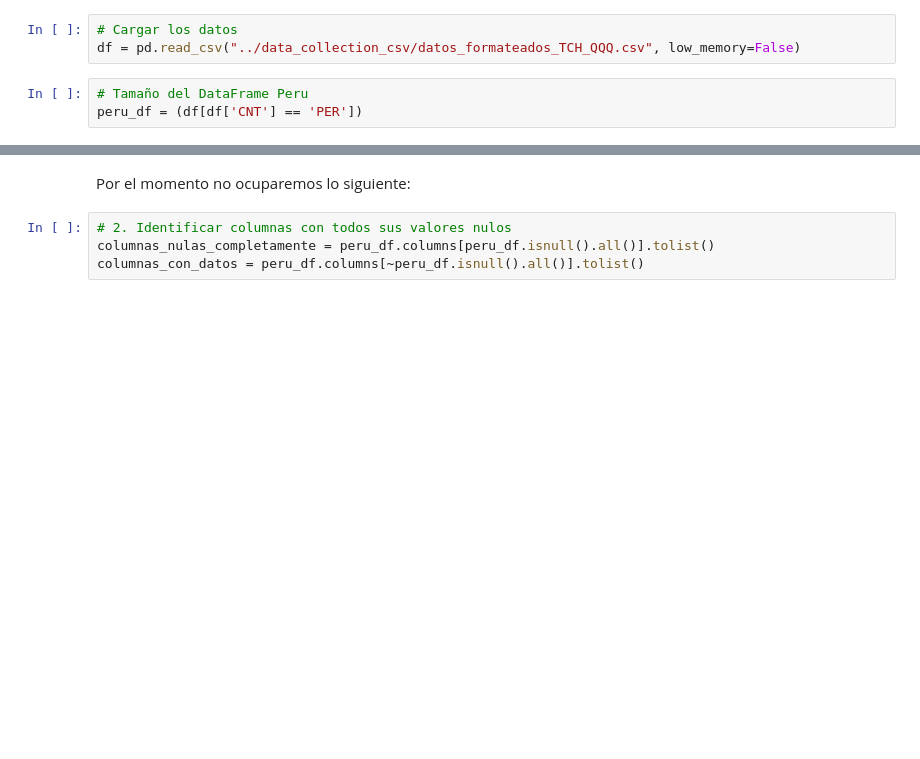
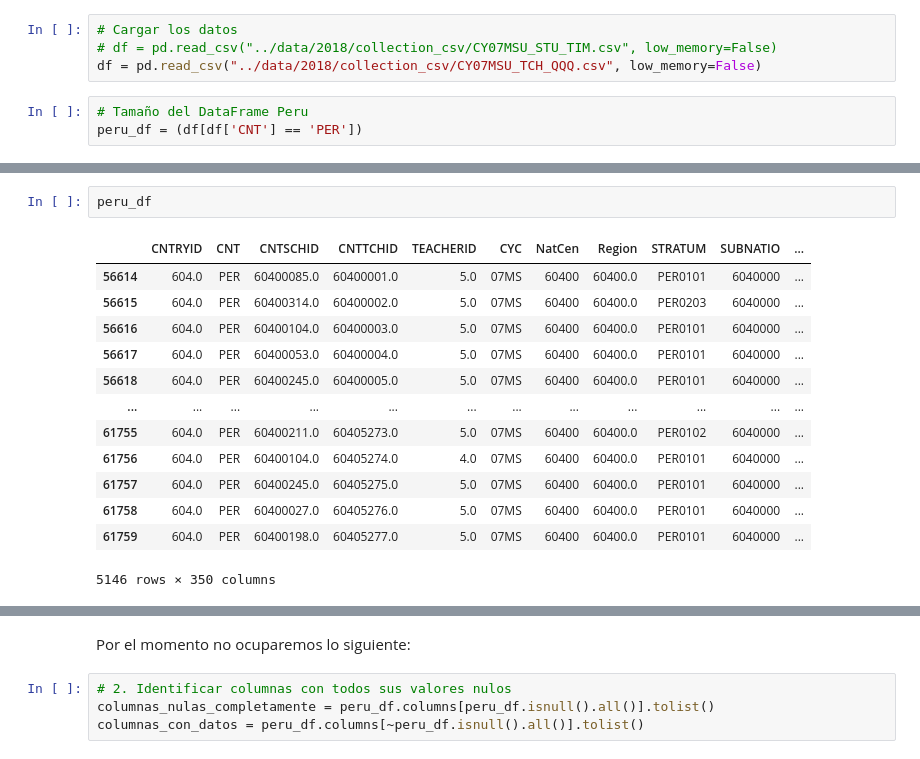
Before and after one commit to kevin-arenas/pisa-project, a Jupyter notebook: src/segment_variables.ipynb, the cells around one changed output, grey strips where cells are left out. Drawn from its saved outputs; the diff is of its cells as text; blank space fills up the shorter version.

```diff
--- a/src/segment_variables.ipynb
+++ b/src/segment_variables.ipynb
@@ -2,7 +2,8 @@
 import pandas as pd
 # %%
 # Cargar los datos
-df = pd.read_csv("../data_collection_csv/datos_formateados_TCH_QQQ.csv", low_memory=False)
+# df = pd.read_csv("../data/2018/collection_csv/CY07MSU_STU_TIM.csv", low_memory=False)
+df = pd.read_csv("../data/2018/collection_csv/CY07MSU_TCH_QQQ.csv", low_memory=False)
 # %%
 # Tamaño del DataFrame Peru
 peru_df = (df[df['CNT'] == 'PER'])
@@ -9,3 +32,19 @@ peru_df = (df[df['CNT'] == 'PER'])
+# %%
+peru_df
+# %% [output]
+|  | CNTRYID | CNT | CNTSCHID | CNTTCHID | TEACHERID | CYC | NatCen | Region | STRATUM | SUBNATIO | ... |
+| 56614 | 604.0 | PER | 60400085.0 | 60400001.0 | 5.0 | 07MS | 60400 | 60400.0 | PER0101 | 6040000 | ... |
+| 56615 | 604.0 | PER | 60400314.0 | 60400002.0 | 5.0 | 07MS | 60400 | 60400.0 | PER0203 | 6040000 | ... |
+| 56616 | 604.0 | PER | 60400104.0 | 60400003.0 | 5.0 | 07MS | 60400 | 60400.0 | PER0101 | 6040000 | ... |
+| 56617 | 604.0 | PER | 60400053.0 | 60400004.0 | 5.0 | 07MS | 60400 | 60400.0 | PER0101 | 6040000 | ... |
+| 56618 | 604.0 | PER | 60400245.0 | 60400005.0 | 5.0 | 07MS | 60400 | 60400.0 | PER0101 | 6040000 | ... |
+| ... | ... | ... | ... | ... | ... | ... | ... | ... | ... | ... | ... |
+| 61755 | 604.0 | PER | 60400211.0 | 60405273.0 | 5.0 | 07MS | 60400 | 60400.0 | PER0102 | 6040000 | ... |
+| 61756 | 604.0 | PER | 60400104.0 | 60405274.0 | 4.0 | 07MS | 60400 | 60400.0 | PER0101 | 6040000 | ... |
+| 61757 | 604.0 | PER | 60400245.0 | 60405275.0 | 5.0 | 07MS | 60400 | 60400.0 | PER0101 | 6040000 | ... |
+| 61758 | 604.0 | PER | 60400027.0 | 60405276.0 | 5.0 | 07MS | 60400 | 60400.0 | PER0101 | 6040000 | ... |
+| 61759 | 604.0 | PER | 60400198.0 | 60405277.0 | 5.0 | 07MS | 60400 | 60400.0 | PER0101 | 6040000 | ... |
+5146 rows × 350 columns
 # %%
 # 4. Exportar a Excel - STU_QQQ_SAS\data_segment\pisa
 # df_nulas.to_csv("data_segment/pisa/dataset_columnas_nulas.csv", index=False)
```
Also changed, not shown: parts of 2 cells of this notebook, 2 other files.
